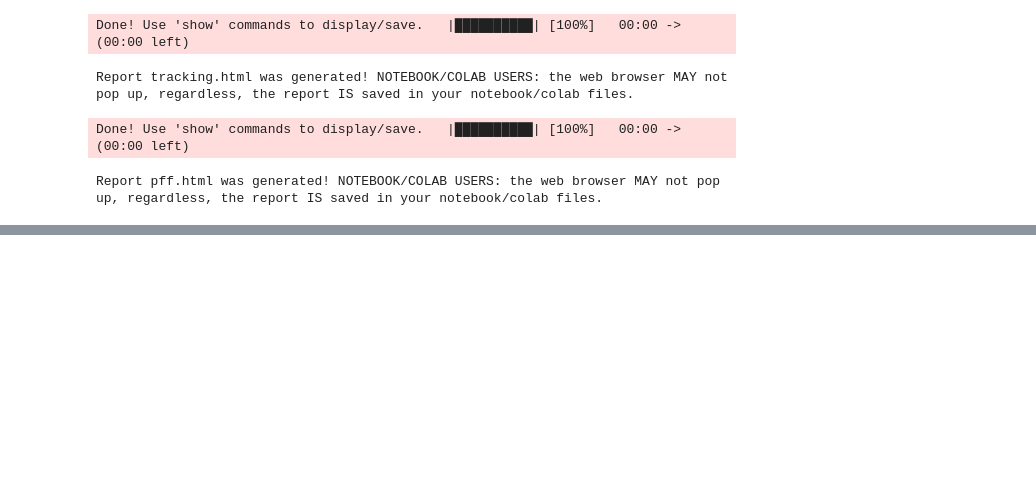
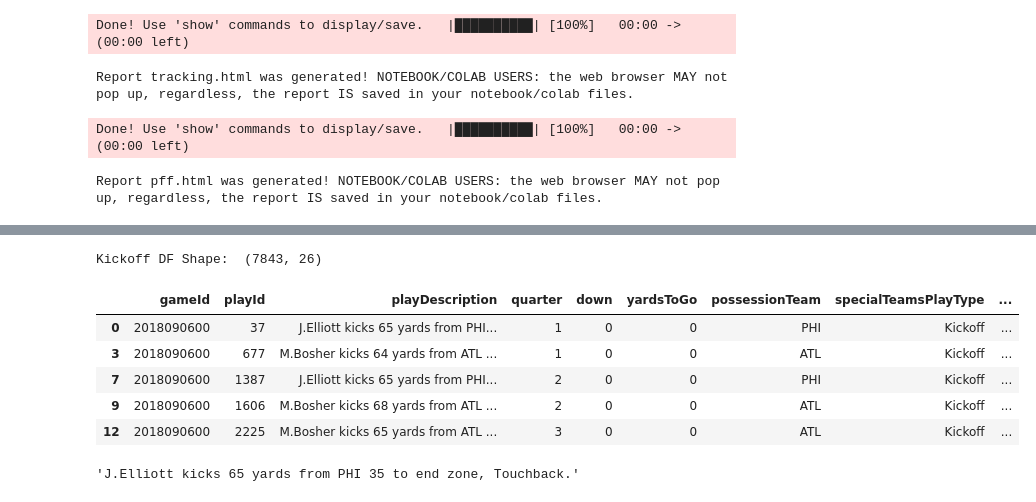
Before and after one commit to aj-ai/nfl_big_data_bowl_2022, a Jupyter notebook: eda.ipynb, the cells around one changed output, grey strips where cells are left out. Cells and saved outputs as stored; diff of their text form; code cells hidden in the pictures; blank space fills up the shorter version.

```diff
--- a/eda.ipynb
+++ b/eda.ipynb
@@ -58,0 +86,23 @@ Report pff.html was generated! NOTEBOOK/COLAB USERS: the web browser MAY not pop
+# %%
+# Flatten to dataframe that only contains length of time for each play, as well as all events that happened, and playDirection
+# Join keys = gameId, playId
+df_tracking['combinedId'] = df_tracking['gameId'].astype(str) + df_tracking['playId'].astype(str)
+df_plays['combinedId'] = df_plays['gameId'].astype(str) + df_plays['playId'].astype(str)
+
+# Create df_kickoff, that exclusively contains plays that are kickoffs
+df_kickoff = df_plays.loc[df_plays['specialTeamsPlayType'] == 'Kickoff']
+
+print("Kickoff DF Shape: ", df_kickoff.shape)
+df_kickoff.head()
+# %% [output]
+Kickoff DF Shape:  (7843, 26)
+|  | gameId | playId | playDescription | quarter | down | yardsToGo | possessionTeam | specialTeamsPlayType | ... |
+| 0 | 2018090600 | 37 | J.Elliott kicks 65 yards from PHI... | 1 | 0 | 0 | PHI | Kickoff | ... |
+| 3 | 2018090600 | 677 | M.Bosher kicks 64 yards from ATL ... | 1 | 0 | 0 | ATL | Kickoff | ... |
+| 7 | 2018090600 | 1387 | J.Elliott kicks 65 yards from PHI... | 2 | 0 | 0 | PHI | Kickoff | ... |
+| 9 | 2018090600 | 1606 | M.Bosher kicks 68 yards from ATL ... | 2 | 0 | 0 | ATL | Kickoff | ... |
+| 12 | 2018090600 | 2225 | M.Bosher kicks 65 yards from ATL ... | 3 | 0 | 0 | ATL | Kickoff | ... |
+# %%
+df_kickoff.iloc[0]['playDescription']
+# %% [output]
+'J.Elliott kicks 65 yards from PHI 35 to end zone, Touchback.'
```
Also changed, not shown: parts of 13 cells of this notebook, 10 other files.
